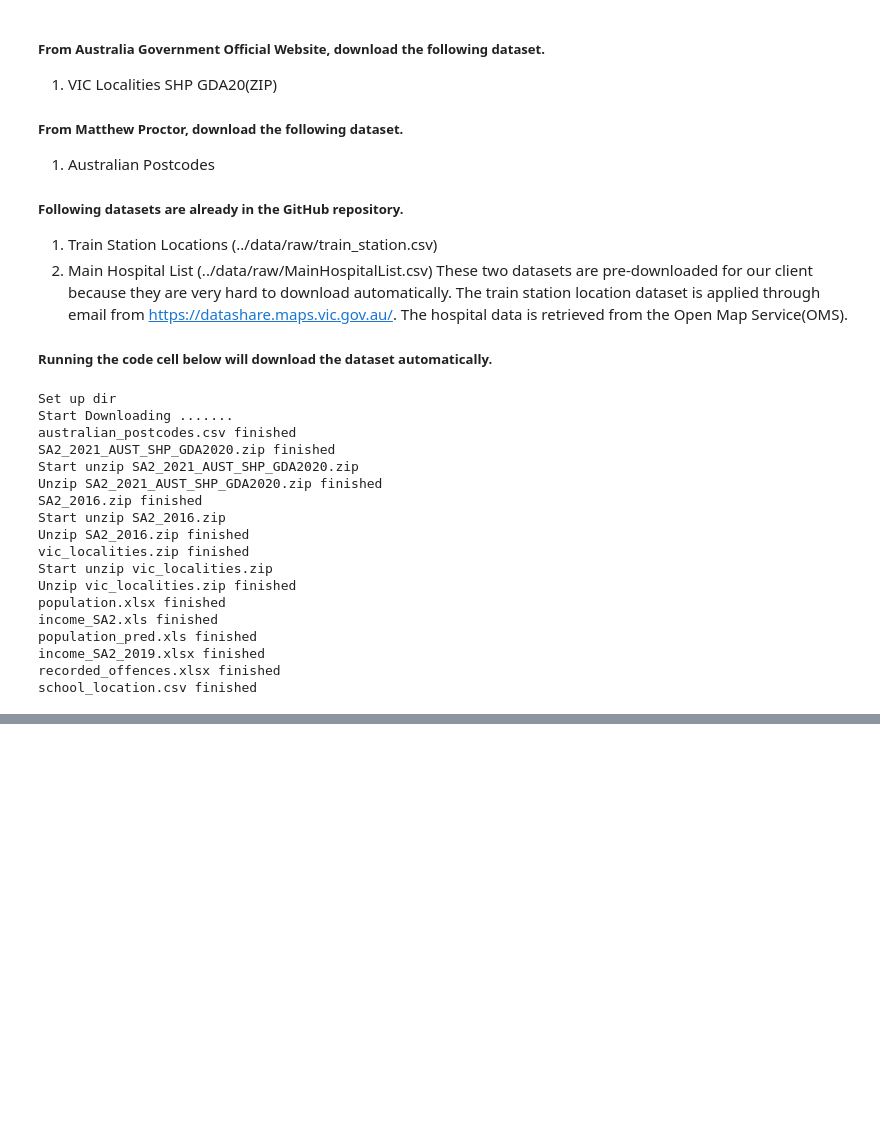
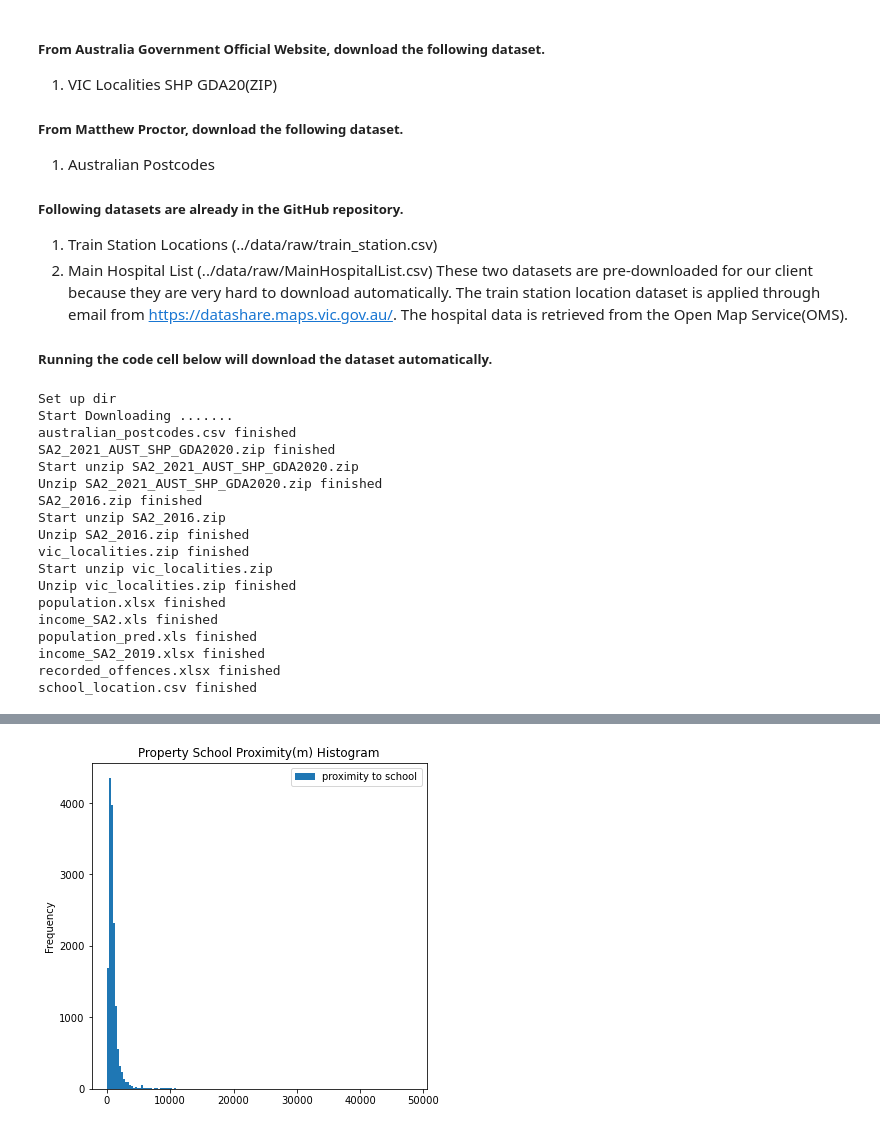
Before and after one commit to MAST30034-Applied-Data-Science/generic-real-estate-consulting-project-group-6, a Jupyter notebook: notebooks/summary_notebook.ipynb, the cells around one changed output, grey strips where cells are left out. Saved outputs shown, nothing was run; the diff lists cells and outputs as text; code cells hidden in the pictures; blank space fills up the shorter version.

```diff
--- a/notebooks/summary_notebook.ipynb
+++ b/notebooks/summary_notebook.ipynb
@@ -148,0 +289,3 @@ school_location.csv finished
+# %%
+proximity_school = pd.read_csv("../data/raw/properties_shcool_proximity.csv", index_col=[0])
+proximity_school.head()
@@ -148,0 +299,9 @@ school_location.csv finished
+# %%
+ax_school = proximity_school.plot.hist(bins=150,
+                                      column='proximity to school',
+                                      figsize=(6,6),
+                                      title='Property School Proximity(m) Histogram',
+                                      xlabel = 'Route Distance (m)',
+                                      ylabel = 'Frequency')
+# %% [output]
+[figure, added]
```
Also changed, not shown: parts of 23 cells of this notebook, 7 other files.
